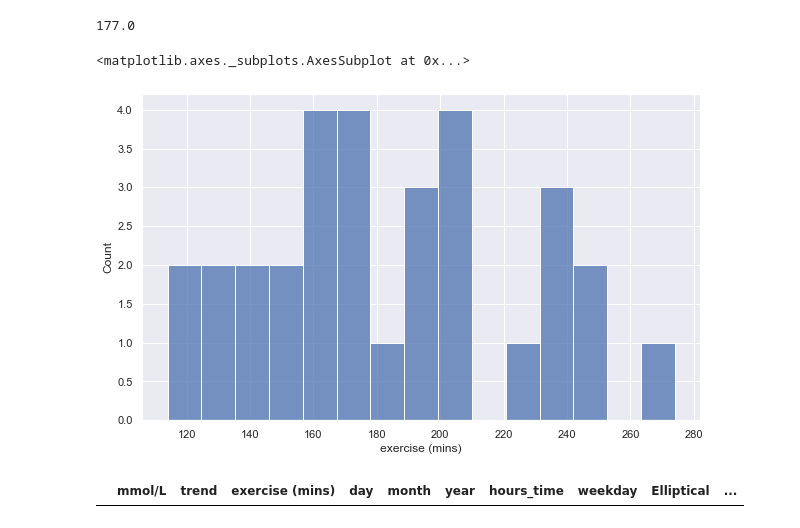
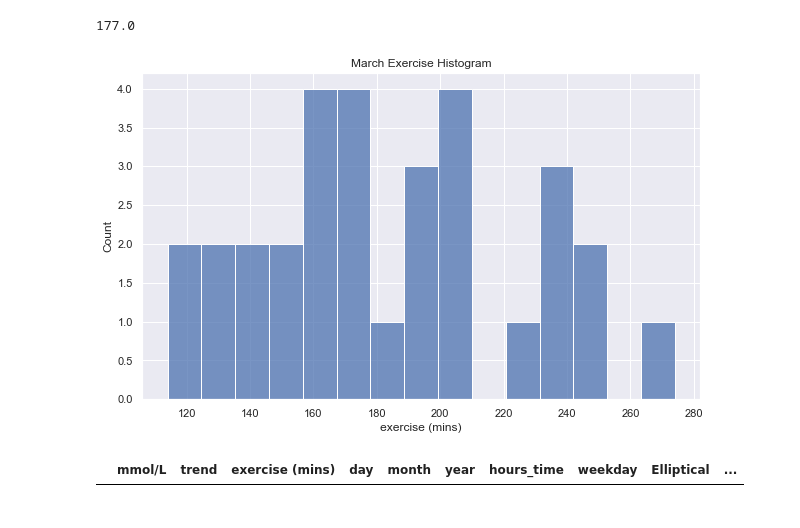
Before and after one commit to nico-palmar/glucose_data_exploration, a Jupyter notebook: march_analysis.ipynb, the cells around one changed output. Drawn from its saved outputs; the diff is of its cells as text; code cells hidden in the pictures.

```diff
--- a/march_analysis.ipynb
+++ b/march_analysis.ipynb
@@ -153,11 +153,12 @@ median_exercise = total_daily_exercise.median()
 median_exercise
 # %% [output]
 177.0
-# %%
-sns.histplot(x=total_daily_exercise, bins=15)
-# %% [output]
-<matplotlib.axes._subplots.AxesSubplot at 0x...>
-[figure, removed]
+# %%
+exercise_hist_ax = sns.histplot(x=total_daily_exercise, bins=15)
+exercise_hist_ax.set_title('March Exercise Histogram')
+exercise_hist_ax.figure.savefig('graphs/march_exercise_hist.png')
+# %% [output]
+[figure, added]
 # %%
 # find out what exercise was done on each day before lows
 # !pip install plotly
```
Also changed, not shown: parts of 12 cells of this notebook, 1 other file.
